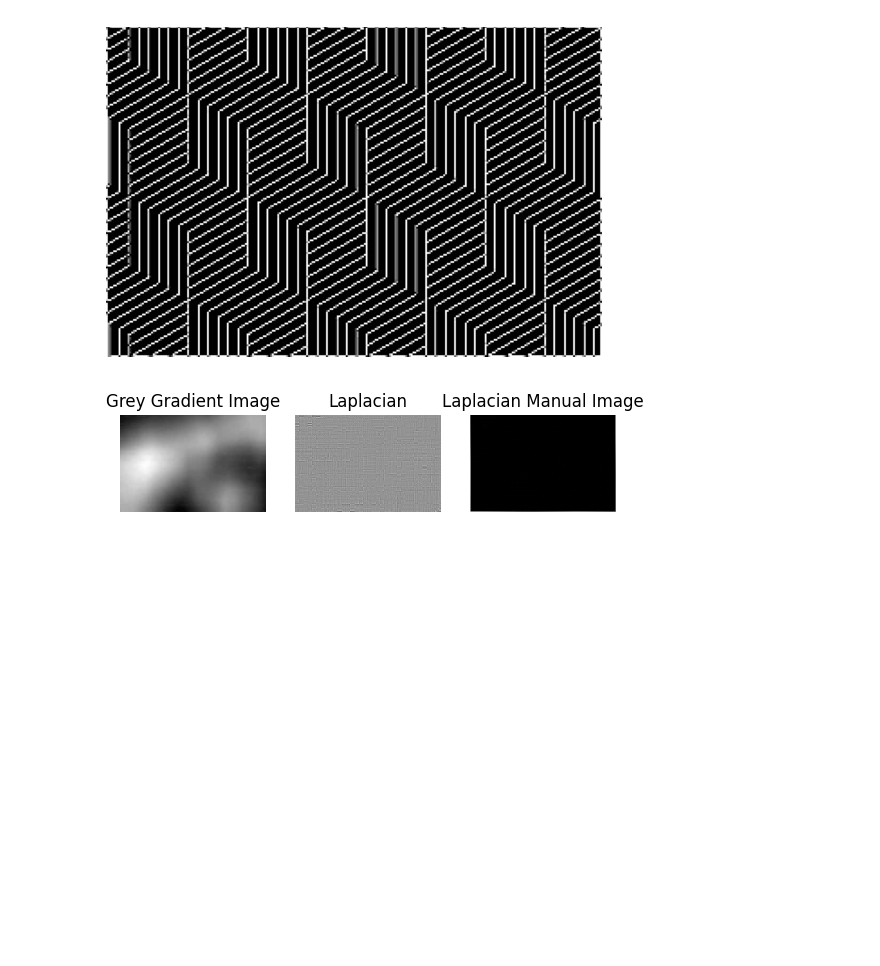
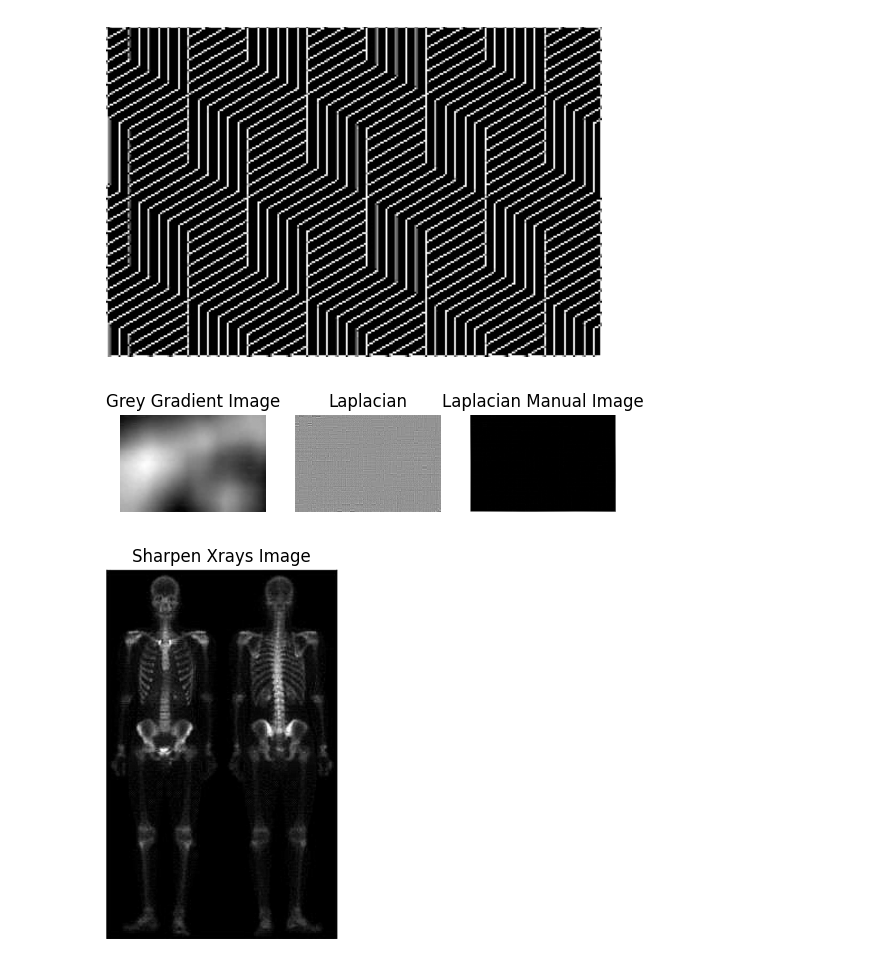
Before and after one commit to PhamNhatQuang207/Image-Processing, a Jupyter notebook: Lab1/main.ipynb, the cells around one changed output. Drawn from its saved outputs; the diff is of its cells as text; code cells hidden in the pictures; blank space fills up the shorter version.

```diff
--- a/Lab1/main.ipynb
+++ b/Lab1/main.ipynb
@@ -254,3 +254,27 @@ plt.axis('off')
 plt.show()
 # %% [output]
 [figure]
+# %%
+xrays_image = cv2.imread('xrays.png',cv2.IMREAD_GRAYSCALE)
+height, width = xrays_image.shape
+outputd = xrays_image.copy()
+#Sharpening
+weight2 = [[-1,-1,-1],
+           [-1, 9,-1],
+           [-1,-1,-1]
+]
+for y in range(1, height - 1):
+    for x in range(1, width - 1):
+        s = 0
+        for j in range (3):
+            for i in range (3):
+                pixel = int(xrays_image[y + j - 1, x + i - 1])
+                s += pixel*weight2[j][i]
+        grey = s
+        outputd[y, x] = np.clip(grey, 0, 255)
+plt.title('Sharpen Xrays Image')
+plt.imshow(outputd, cmap=plt.get_cmap('gray'))
+plt.axis('off')
+plt.show()
+# %% [output]
+[figure, added]
```
Also changed, not shown: parts of 1 cell of this notebook.
